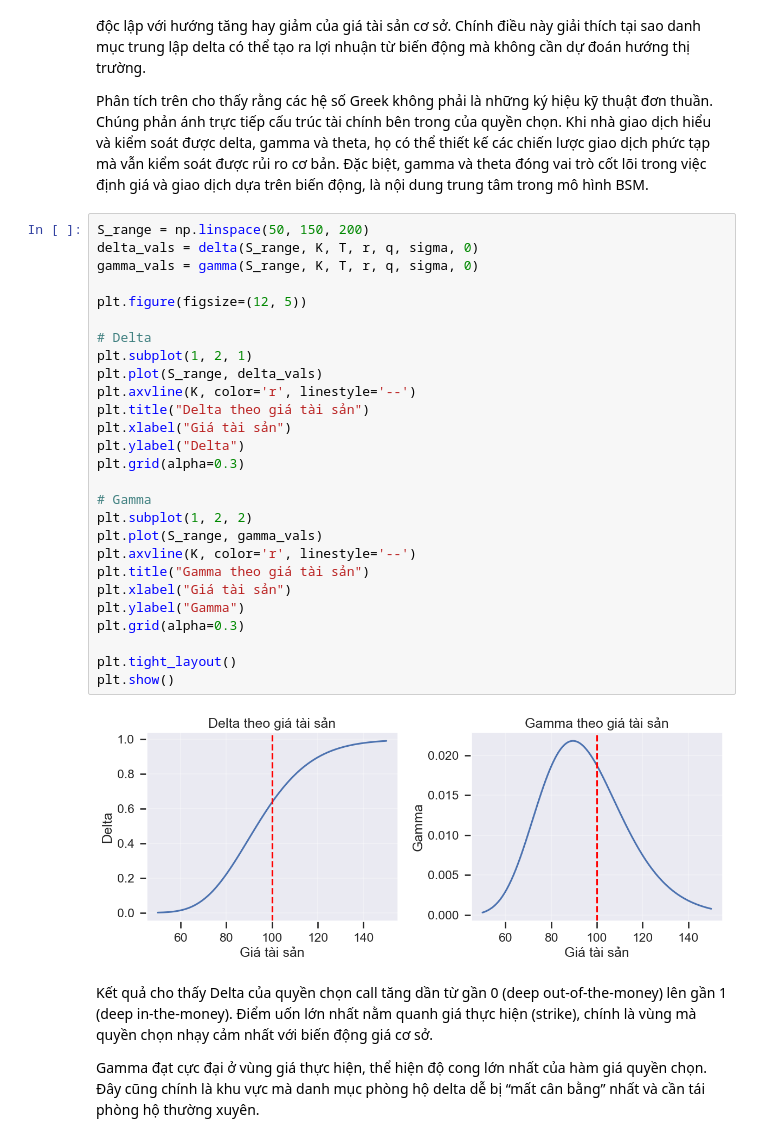
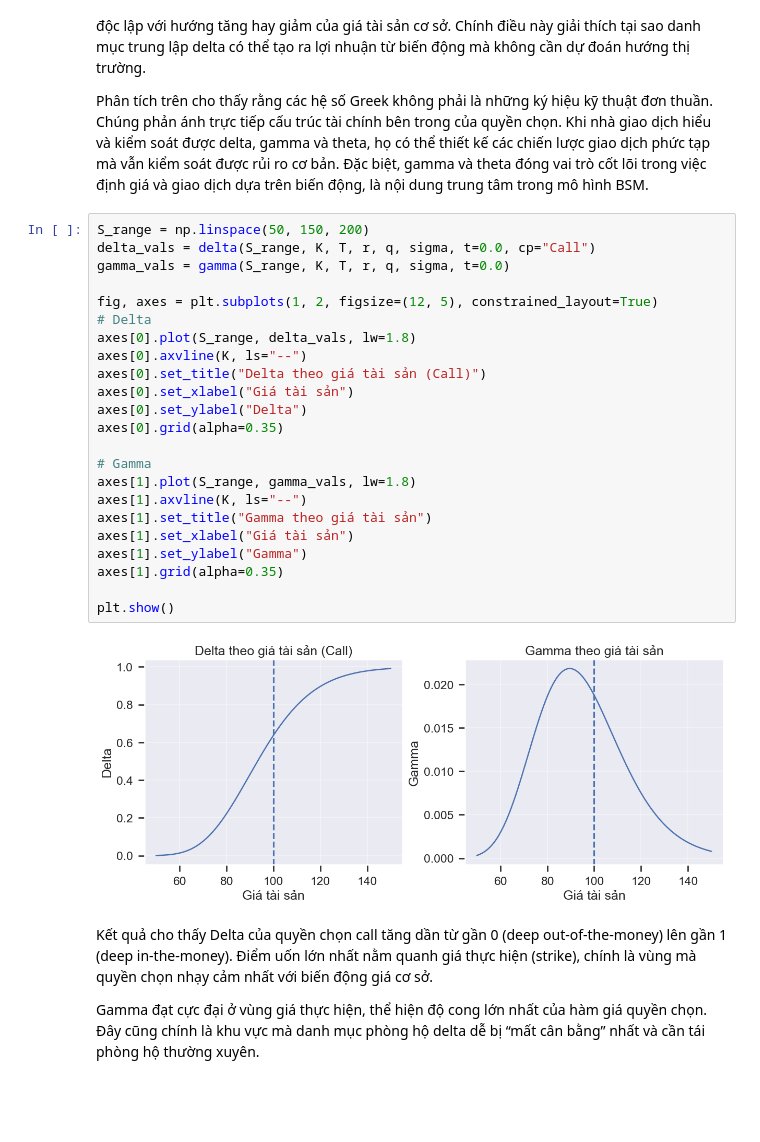
Before and after one commit to letrinhandn/quant-finance, a Jupyter notebook: notebooks/Black-Scholes-Merton-Model.ipynb, the cells around one changed output. Cells and saved outputs as stored; diff of their text form; blank space fills up the shorter version.

```diff
--- a/notebooks/Black-Scholes-Merton-Model.ipynb
+++ b/notebooks/Black-Scholes-Merton-Model.ipynb
@@ -329,33 +332,29 @@ Khoản lợi nhuận nhỏ này phát sinh hoàn toàn từ độ cong của h
 Phân tích trên cho thấy rằng các hệ số Greek không phải là những ký hiệu kỹ thuật đơn thuần. Chúng phản ánh trực tiếp cấu trúc tài chính bên trong của quyền chọn. Khi nhà giao dịch hiểu và kiểm soát được delta, gamma và theta, họ có thể thiết kế các chiến lược giao dịch phức tạp mà vẫn kiểm soát được rủi ro cơ bản. Đặc biệt, gamma và theta đóng vai trò cốt lõi trong việc định giá và giao dịch dựa trên biến động, là nội dung trung tâm trong mô hình BSM.
 # %%
 S_range = np.linspace(50, 150, 200)
-delta_vals = delta(S_range, K, T, r, q, sigma, 0)
-gamma_vals = gamma(S_range, K, T, r, q, sigma, 0)
+delta_vals = delta(S_range, K, T, r, q, sigma, t=0.0, cp="Call")
+gamma_vals = gamma(S_range, K, T, r, q, sigma, t=0.0)
 
-plt.figure(figsize=(12, 5))
-
+fig, axes = plt.subplots(1, 2, figsize=(12, 5), constrained_layout=True)
 # Delta
-plt.subplot(1, 2, 1)
-plt.plot(S_range, delta_vals)
-plt.axvline(K, color='r', linestyle='--')
-plt.title("Delta theo giá tài sản")
-plt.xlabel("Giá tài sản")
-plt.ylabel("Delta")
-plt.grid(alpha=0.3)
+axes[0].plot(S_range, delta_vals, lw=1.8)
+axes[0].axvline(K, ls="--")
+axes[0].set_title("Delta theo giá tài sản (Call)")
+axes[0].set_xlabel("Giá tài sản")
+axes[0].set_ylabel("Delta")
+axes[0].grid(alpha=0.35)
 
 # Gamma
-plt.subplot(1, 2, 2)
-plt.plot(S_range, gamma_vals)
-plt.axvline(K, color='r', linestyle='--')
-plt.title("Gamma theo giá tài sản")
-plt.xlabel("Giá tài sản")
-plt.ylabel("Gamma")
-plt.grid(alpha=0.3)
+axes[1].plot(S_range, gamma_vals, lw=1.8)
+axes[1].axvline(K, ls="--")
+axes[1].set_title("Gamma theo giá tài sản")
+axes[1].set_xlabel("Giá tài sản")
+axes[1].set_ylabel("Gamma")
+axes[1].grid(alpha=0.35)
 
-plt.tight_layout()
 plt.show()
 # %% [output]
-[figure, old version]
+[figure, new version]
 # %% [markdown]
 Kết quả cho thấy Delta của quyền chọn call tăng dần từ gần 0 (deep out-of-the-money) lên gần 1 (deep in-the-money). Điểm uốn lớn nhất nằm quanh giá thực hiện (strike), chính là vùng mà quyền chọn nhạy cảm nhất với biến động giá cơ sở.
 
```
Also changed, not shown: parts of 6 cells of this notebook.
